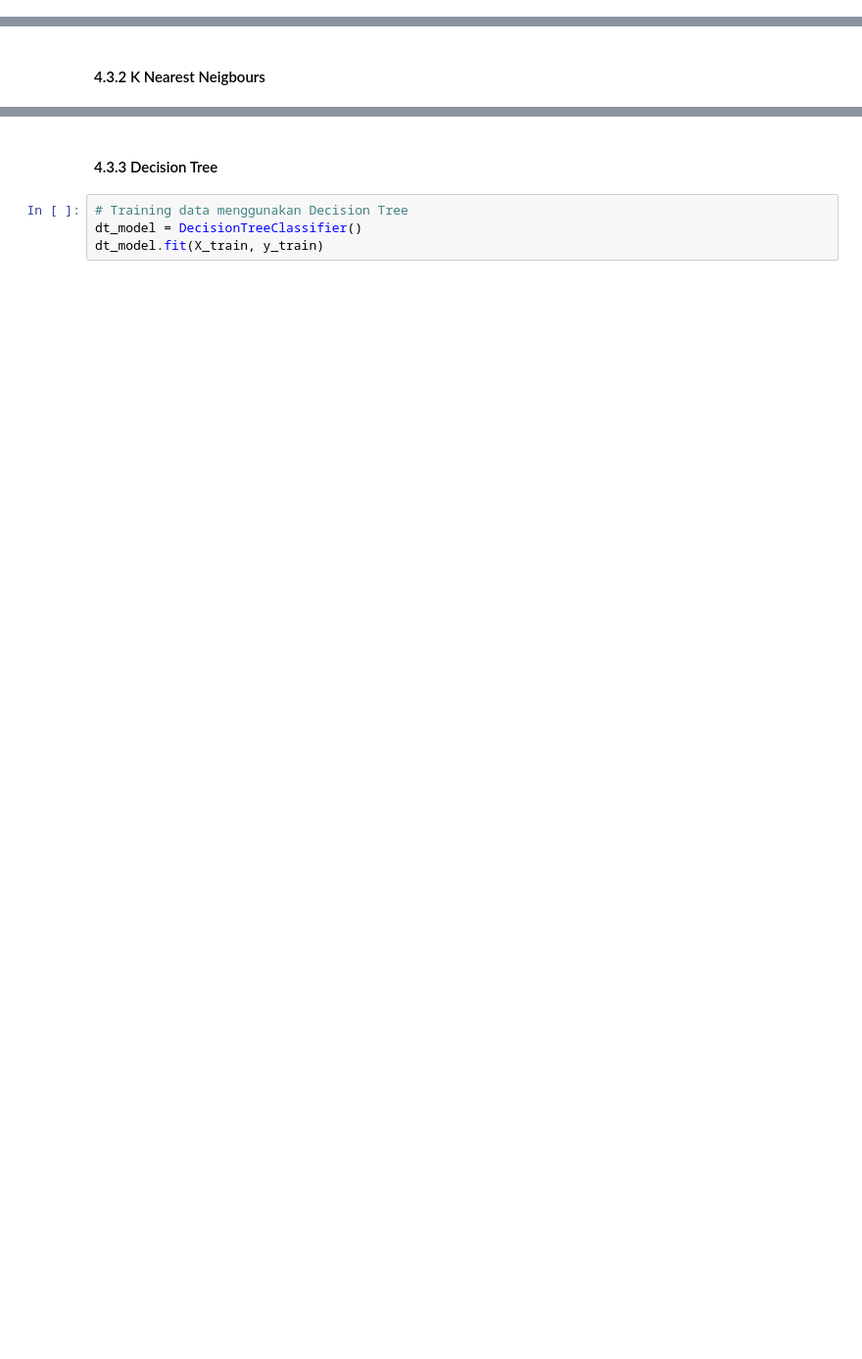
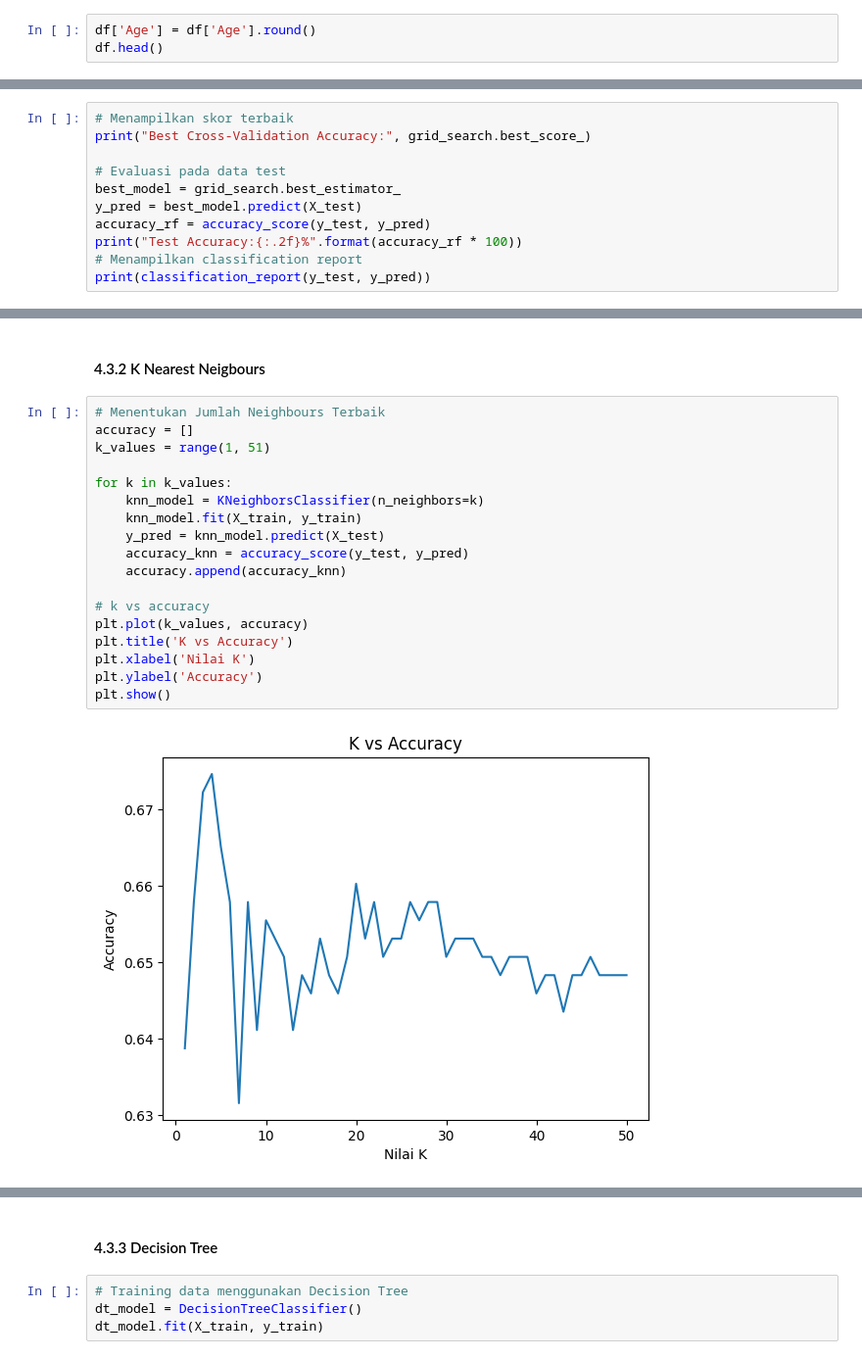
Before and after one commit to rizkydermawan1992/titanic-survival-prediction, a Jupyter notebook: Titanic_Survival_Prediction.ipynb, the cells around one changed output, grey strips where cells are left out. Shown at 98% size. Saved outputs shown, nothing was run; the diff lists cells and outputs as text; blank space fills up the shorter version.

```diff
--- a/Titanic_Survival_Prediction.ipynb
+++ b/Titanic_Survival_Prediction.ipynb
@@ -214,2 +300,5 @@ plt.show()
 # %% [markdown]
 #### 2.5.6 Memvisualisasikan Jumlah Survived dan Not Survived berdasarkan kategori umur
+# %%
+df['Age'] = df['Age'].round()
+df.head()
@@ -382,0 +620,11 @@ from sklearn.model_selection import GridSearchCV
+# %%
+# Menampilkan skor terbaik
+print("Best Cross-Validation Accuracy:", grid_search.best_score_)
+
+# Evaluasi pada data test
+best_model = grid_search.best_estimator_
+y_pred = best_model.predict(X_test)
+accuracy_rf = accuracy_score(y_test, y_pred)
+print("Test Accuracy:{:.2f}%".format(accuracy_rf * 100))
+# Menampilkan classification report
+print(classification_report(y_test, y_pred))
@@ -383,2 +642,22 @@ from sklearn.model_selection import GridSearchCV
 # %% [markdown]
 #### 4.3.2 K Nearest Neigbours
+# %%
+# Menentukan Jumlah Neighbours Terbaik
+accuracy = []
+k_values = range(1, 51)
+
+for k in k_values:
+    knn_model = KNeighborsClassifier(n_neighbors=k)
+    knn_model.fit(X_train, y_train)
+    y_pred = knn_model.predict(X_test)
+    accuracy_knn = accuracy_score(y_test, y_pred)
+    accuracy.append(accuracy_knn)
+
+# k vs accuracy
+plt.plot(k_values, accuracy)
+plt.title('K vs Accuracy')
+plt.xlabel('Nilai K')
+plt.ylabel('Accuracy')
+plt.show()
+# %% [output]
+[figure, added]
```
Also changed, not shown: parts of 57 cells of this notebook.
